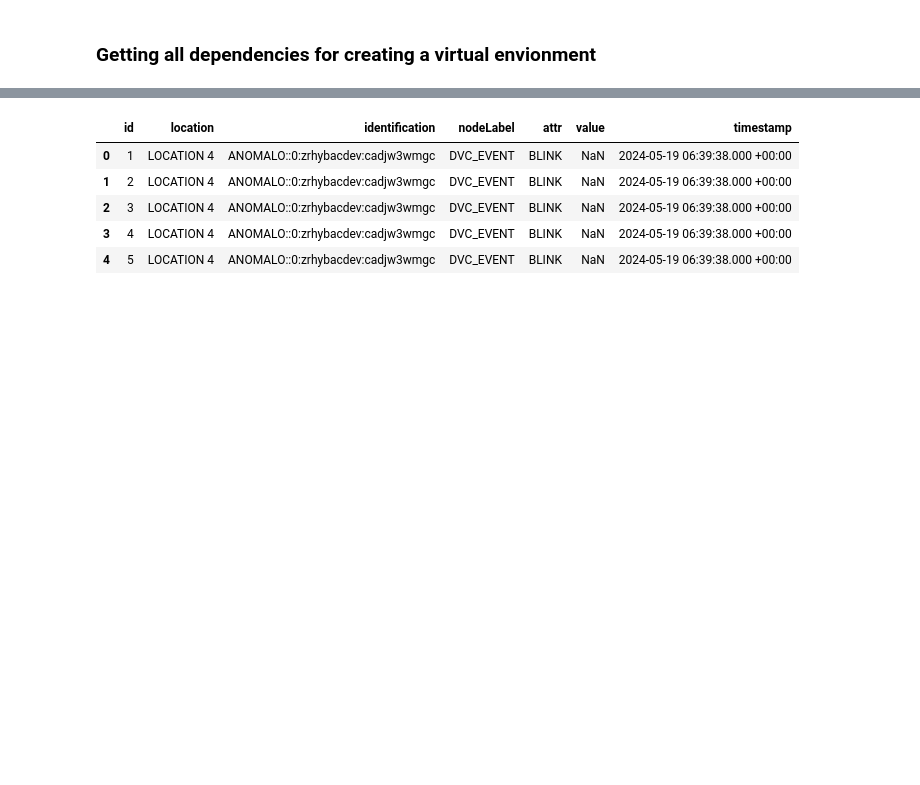
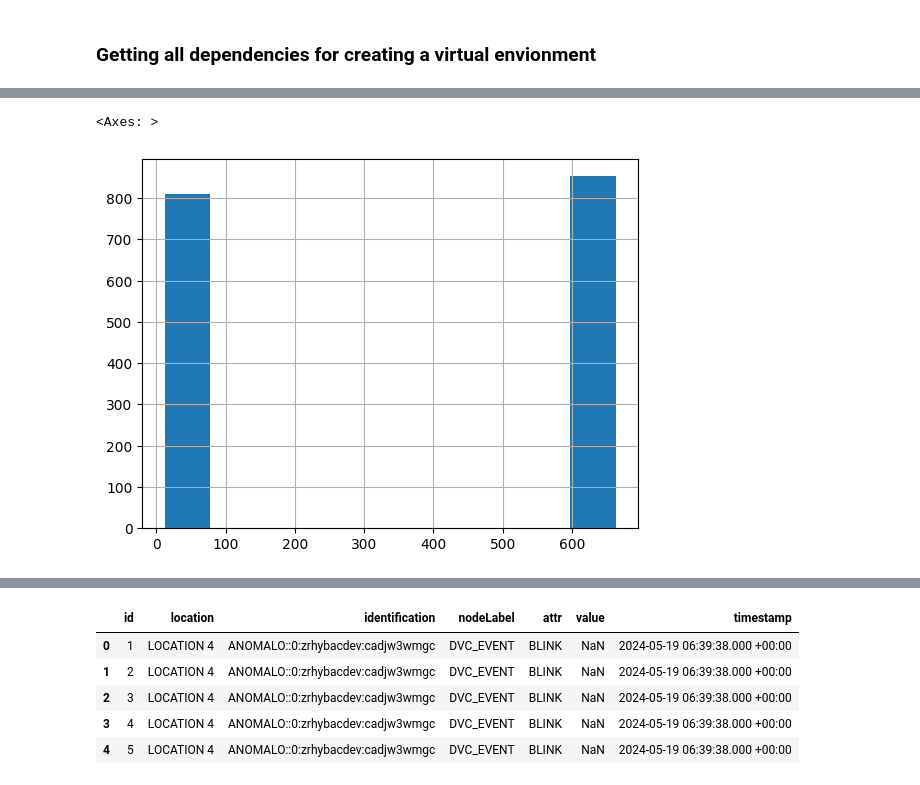
Before and after one commit to Joaohsd/project-c318, a Jupyter notebook: nouvenn.ipynb, the cells around one changed output, grey strips where cells are left out. Cells and saved outputs as stored; diff of their text form; code cells hidden in the pictures; blank space fills up the shorter version.

```diff
--- a/nouvenn.ipynb
+++ b/nouvenn.ipynb
@@ -81,0 +196,6 @@ df_feature.head()
+# %%
+current_column = df_feature_cleaned['iRms']
+current_column.hist()
+# %% [output]
+<Axes: >
+[figure, added]
```
Also changed, not shown: parts of 70 cells of this notebook, 1 other file.
